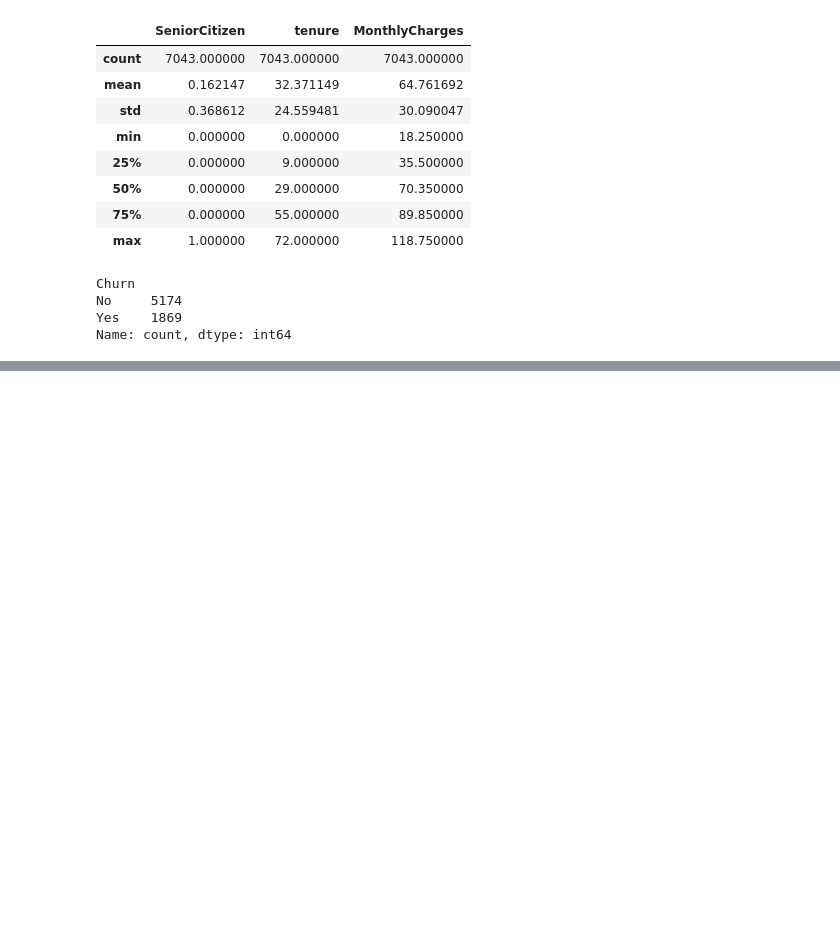
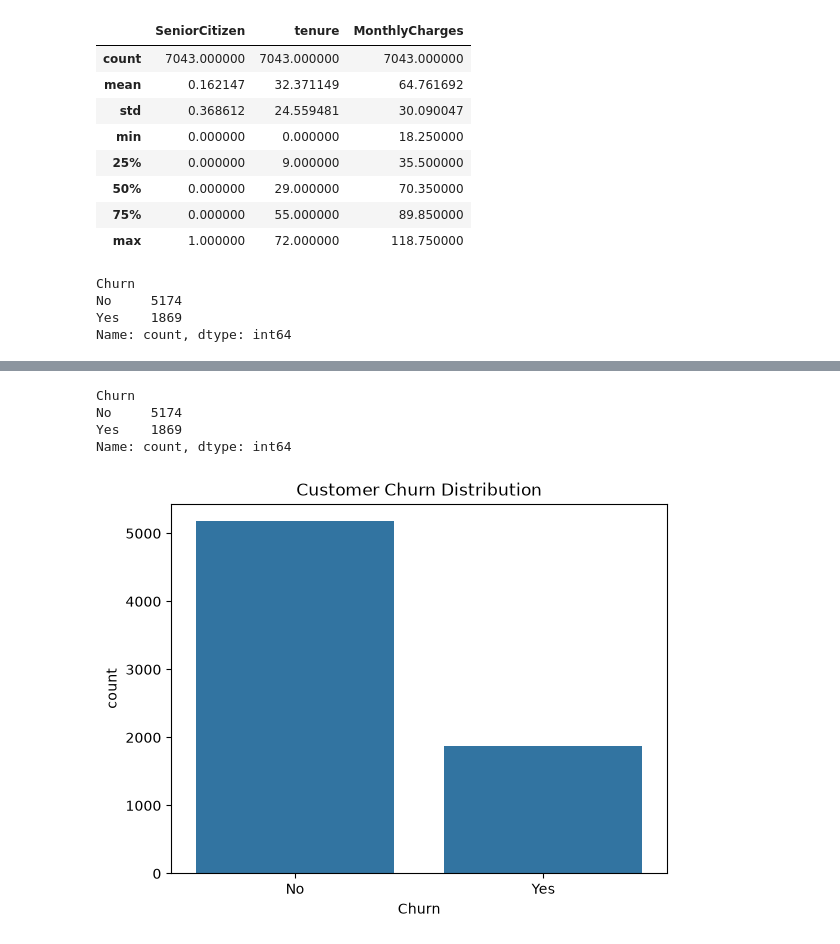
Before and after one commit to janupalliradhika/customer-churn-prediction, a Jupyter notebook: notebooks/eda.ipynb, the cells around one changed output, grey strips where cells are left out. Cells and saved outputs as stored; diff of their text form; code cells hidden in the pictures; blank space fills up the shorter version.

Commit message:
Performed exploratory data analysis - Part 1

```diff
--- a/notebooks/eda.ipynb
+++ b/notebooks/eda.ipynb
@@ -88,0 +100,2 @@ Name: count, dtype: int64
+# %%
+df = pd.read_csv("../data/Telco-Customer-Churn.csv")
@@ -88,0 +177,13 @@ Name: count, dtype: int64
+# %%
+df["Churn"].value_counts()
+# %% [output]
+Churn
+No     5174
+Yes    1869
+Name: count, dtype: int64
+# %%
+sns.countplot(data=df, x="Churn")
+plt.title("Customer Churn Distribution")
+plt.show()
+# %% [output]
+[figure, added]
```
Also changed, not shown: parts of 17 cells of this notebook.
